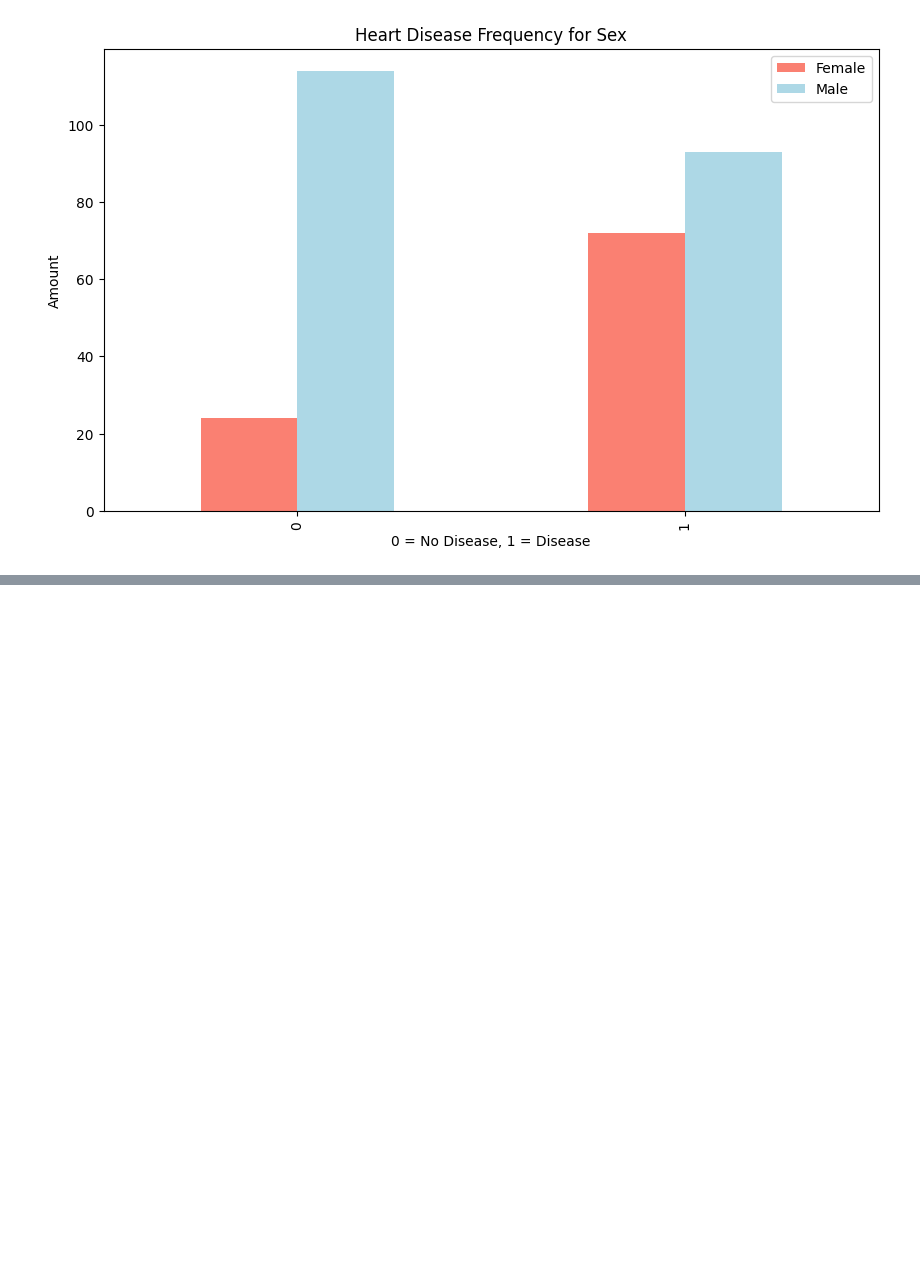
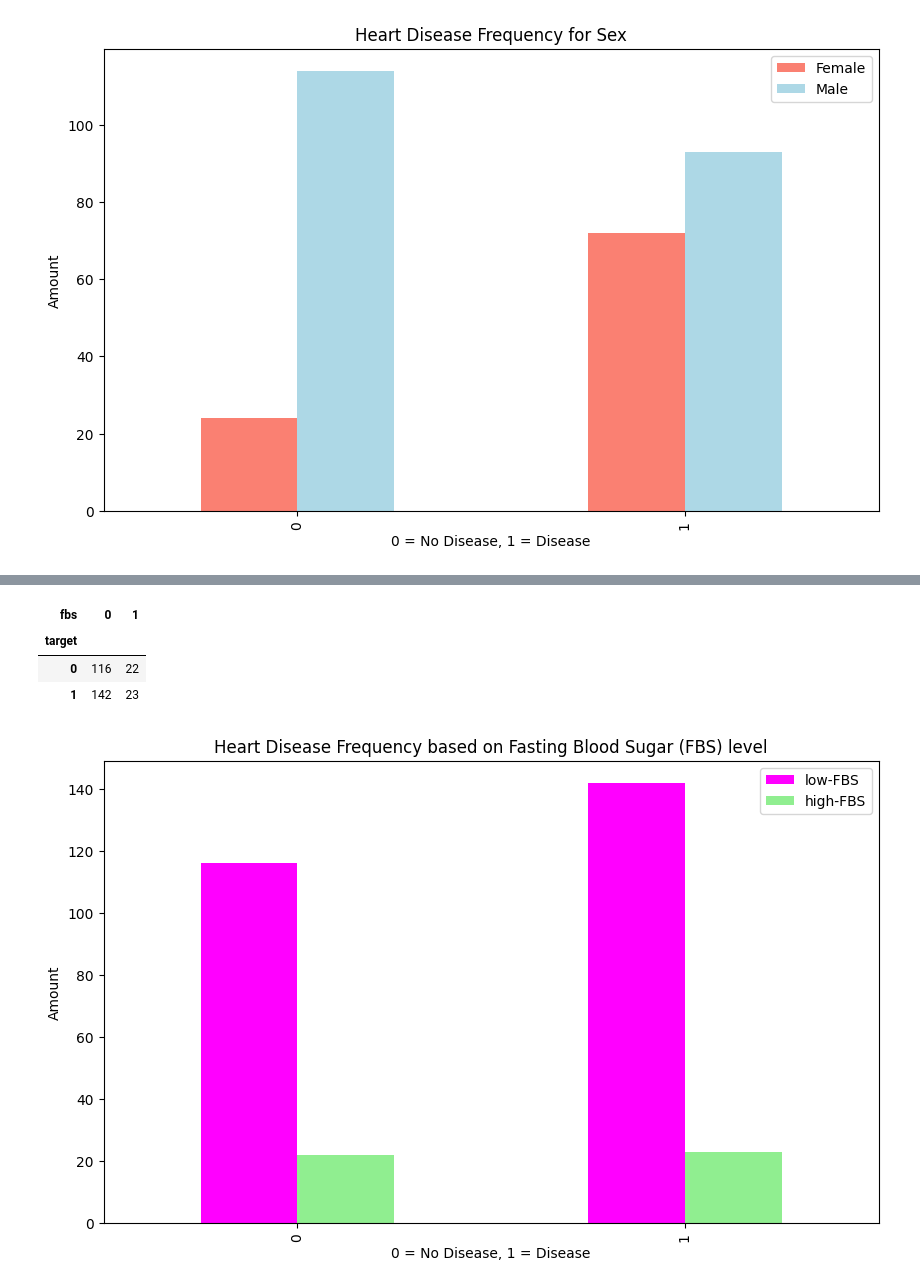
Before and after one commit to DHughes666/ML_Project_Uno, a Jupyter notebook: project_001/001_heart-disease_Project.ipynb, the cells around one changed output, grey strips where cells are left out. Saved outputs shown, nothing was run; the diff lists cells and outputs as text; code cells hidden in the pictures; blank space fills up the shorter version.

```diff
--- a/project_001/001_heart-disease_Project.ipynb
+++ b/project_001/001_heart-disease_Project.ipynb
@@ -197,0 +214,16 @@ plt.legend(["Female", "Male"]);
+# %%
+pd.crosstab(df.target, df.fbs)
+# %% [output]
+| fbs | 0 | 1 |
+| target |  |  |
+| 0 | 116 | 22 |
+| 1 | 142 | 23 |
+# %%
+# Let's check that of fasting blood sugar (fbs)
+pd.crosstab(df.target, df.fbs).plot(kind="bar", figsize=(10, 6), color=["magenta", "lightgreen"]);
+plt.title("Heart Disease Frequency based on Fasting Blood Sugar (FBS) level")
+plt.xlabel("0 = No Disease, 1 = Disease")
+plt.ylabel("Amount")
+plt.legend(["low-FBS", "high-FBS"]);
+# %% [output]
+[figure, added]
```
Also changed, not shown: parts of 10 cells of this notebook.
